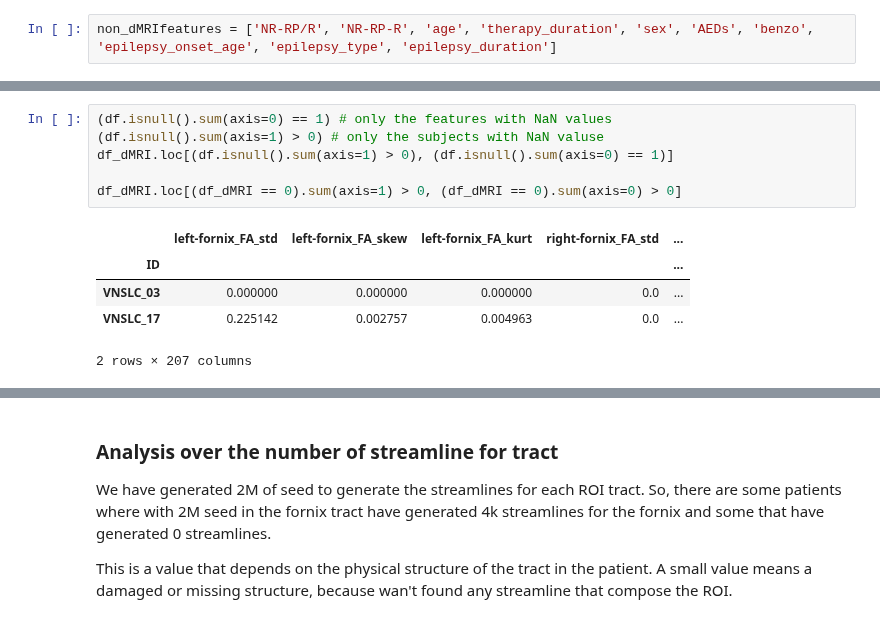
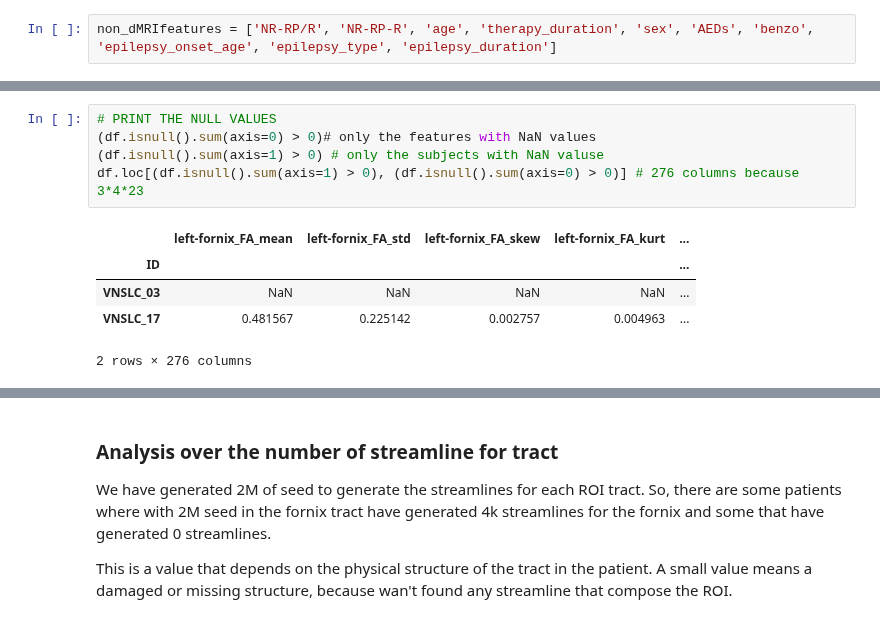
Before and after one commit to PiLAB-Medical-Imaging/TFE23-740_Epilepsy, a Jupyter notebook: src/analysis.ipynb, the cells around one changed output, grey strips where cells are left out. Saved outputs shown, nothing was run; the diff lists cells and outputs as text.

Commit message:
handled the NaN values

```diff
--- a/src/analysis.ipynb
+++ b/src/analysis.ipynb
@@ -68,12 +91,11 @@ df_dMRI = df.drop([*(nTract_col_name.to_list()), *non_dMRIfeatures], axis=1)
 # %%
-(df.isnull().sum(axis=0) == 1) # only the features with NaN values
+# PRINT THE NULL VALUES
+(df.isnull().sum(axis=0) > 0)# only the features with NaN values
 (df.isnull().sum(axis=1) > 0) # only the subjects with NaN valuse
-df_dMRI.loc[(df.isnull().sum(axis=1) > 0), (df.isnull().sum(axis=0) == 1)]
-
-df_dMRI.loc[(df_dMRI == 0).sum(axis=1) > 0, (df_dMRI == 0).sum(axis=0) > 0]
+df.loc[(df.isnull().sum(axis=1) > 0), (df.isnull().sum(axis=0) > 0)] # 276 columns because 3*4*23
 # %% [output]
-|  | left-fornix_FA_std | left-fornix_FA_skew | left-fornix_FA_kurt | right-fornix_FA_std | ... |
+|  | left-fornix_FA_mean | left-fornix_FA_std | left-fornix_FA_skew | left-fornix_FA_kurt | ... |
 | ID |  |  |  |  | ... |
-| VNSLC_03 | 0.000000 | 0.000000 | 0.000000 | 0.0 | ... |
-| VNSLC_17 | 0.225142 | 0.002757 | 0.004963 | 0.0 | ... |
+| VNSLC_03 | NaN | NaN | NaN | NaN | ... |
+| VNSLC_17 | 0.481567 | 0.225142 | 0.002757 | 0.004963 | ... |
-2 rows × 207 columns
+2 rows × 276 columns
```
Also changed, not shown: parts of 12 cells of this notebook, 1 other file.
